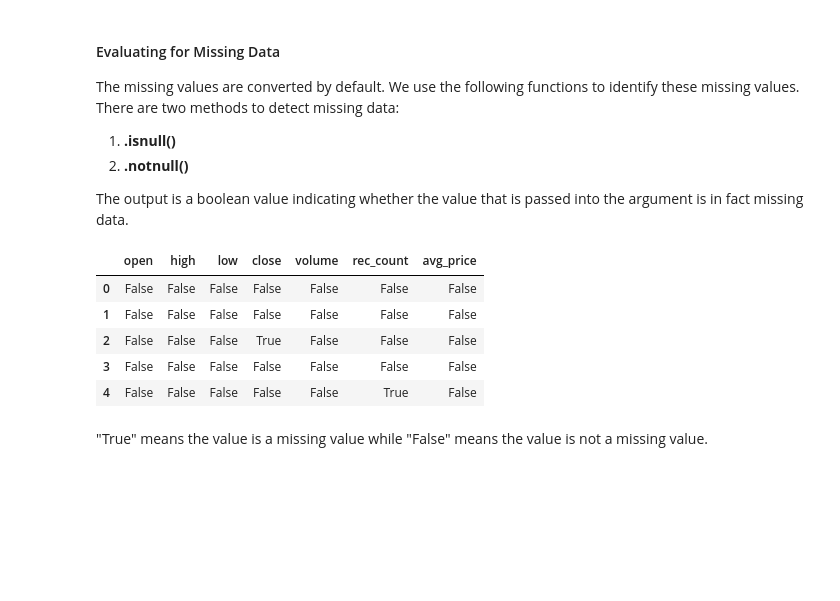
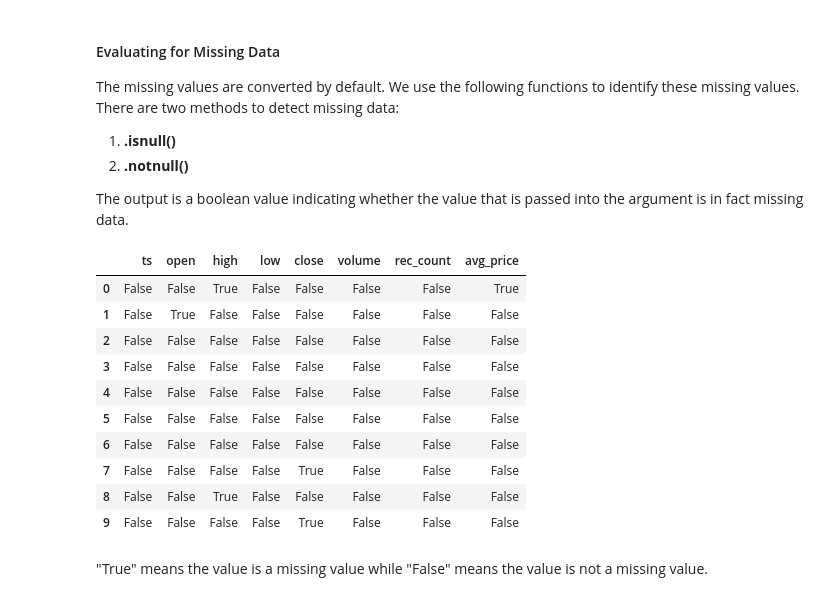
Before and after one commit to meln1337/IBM-lab2, a Jupyter notebook: lab2.ipynb, the cells around one changed output. Cells and saved outputs as stored; diff of their text form; code cells hidden in the pictures; blank space fills up the shorter version.

```diff
--- a/lab2.ipynb
+++ b/lab2.ipynb
@@ -108,6 +94,5 @@ def spoil_df(df, p=0.1):
 # %%
 df = pd.read_csv(filename, index_col=0)
-df = spoil_df(df, 0.1)
 # %% [markdown]
 Use the method <b>head()</b> to display the first five rows of the dataframe.
 # %%
@@ -122,0 +153,2 @@ df.head()
+# %%
+spoiled_df = spoil_df(df, 0.1)
@@ -145,6 +191,6 @@ We replace "?" with NaN (Not a Number), Python's default missing value marker fo
 to replace A by B.
 # %%
 # replace "?" to NaN
-df.replace("?", np.nan, inplace = True)
-df.head(5)
+spoiled_df.replace("?", np.nan, inplace = True)
+spoiled_df.head(10)
 # %% [output]
@@ -156,0 +210,5 @@ df.head(5)
+# %%
+# replace negative values to NaN
+num_cols = ["open", "high", "low", "close", "volume", "rec_count", "avg_price"]
+ts = spoiled_df["ts"]
+spoiled_df = pd.concat([ts, spoiled_df[num_cols].mask(spoiled_df[num_cols] < 0)], axis=1)
@@ -165,15 +237,20 @@ The missing values are converted by default. We use the following functions to i
 </ol>
 The output is a boolean value indicating whether the value that is passed into the argument is in fact missing data.
 # %%
-missing_data = df.isnull()
-missing_data.head(5)
+missing_data = spoiled_df.isnull()
+missing_data.head(10)
 # %% [output]
-|  | open | high | low | close | volume | rec_count | avg_price |
-| 0 | False | False | False | False | False | False | False |
-| 1 | False | False | False | False | False | False | False |
-| 2 | False | False | False | True | False | False | False |
-| 3 | False | False | False | False | False | False | False |
-| 4 | False | False | False | False | False | True | False |
+|  | ts | open | high | low | close | volume | rec_count | avg_price |
+| 0 | False | False | True | False | False | False | False | True |
+| 1 | False | True | False | False | False | False | False | False |
+| 2 | False | False | False | False | False | False | False | False |
+| 3 | False | False | False | False | False | False | False | False |
+| 4 | False | False | False | False | False | False | False | False |
+| 5 | False | False | False | False | False | False | False | False |
+| 6 | False | False | False | False | False | False | False | False |
+| 7 | False | False | False | False | True | False | False | False |
+| 8 | False | False | True | False | False | False | False | False |
+| 9 | False | False | False | False | True | False | False | False |
 # %% [markdown]
 "True" means the value is a missing value while "False" means the value is not a missing value.
 # %% [markdown]
```
Also changed, not shown: parts of 59 cells of this notebook, 1 other file.
